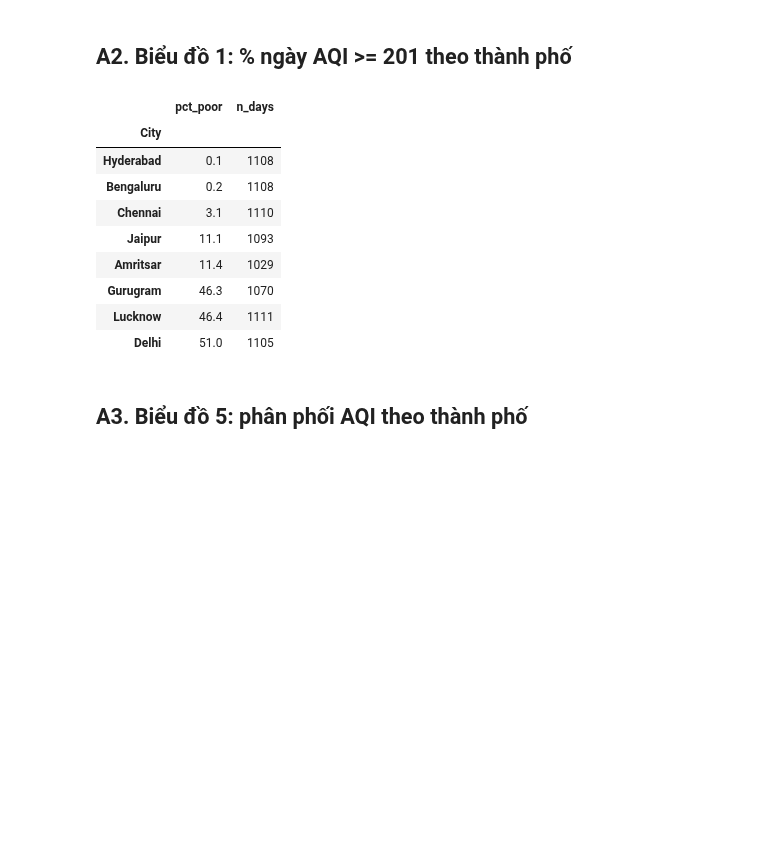
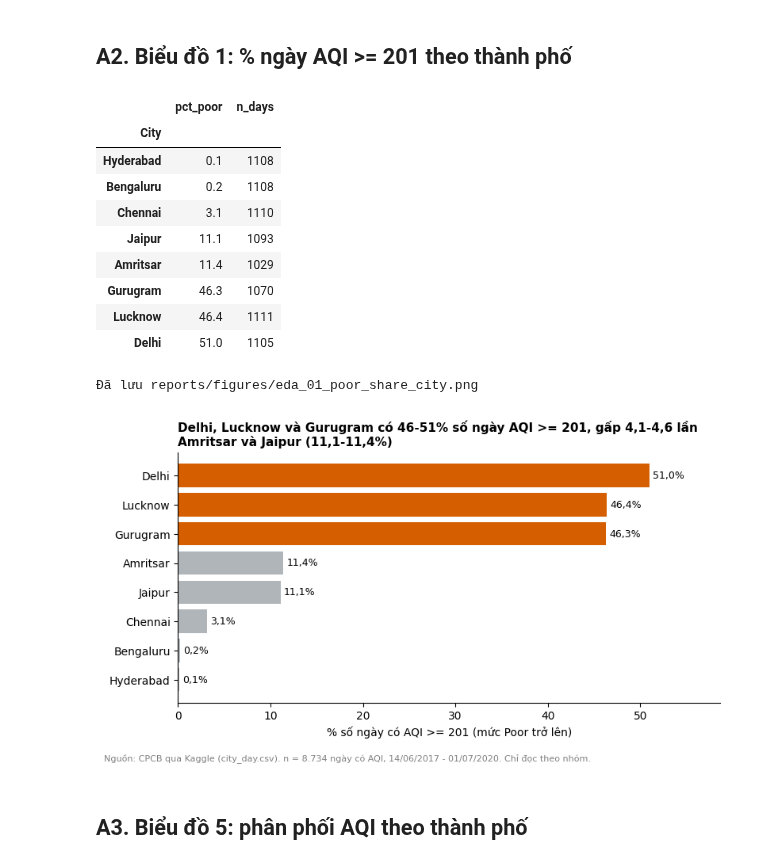
Before and after one commit to MTuan1510/Air-Project, a Jupyter notebook: notebooks/08a_eda_o_dau.ipynb, the cells around one changed output. Saved outputs shown, nothing was run; the diff lists cells and outputs as text; code cells hidden in the pictures; blank space fills up the shorter version.

```diff
--- a/notebooks/08a_eda_o_dau.ipynb
+++ b/notebooks/08a_eda_o_dau.ipynb
@@ -70,20 +86,39 @@ stats_city
 ## A2. Biểu đồ 1: % ngày AQI >= 201 theo thành phố
 # %%
 share_city = poor_share(win, "City").sort_values("pct_poor")     # tăng dần để cột lớn nằm trên cùng
-share_city
-# TODO (người A): vẽ cột ngang theo khuôn của biểu đồ mẫu (xem 08_eda.ipynb), tiêu đề nêu kết luận có số,
-# nhấn thành phố cao nhất, lưu bằng save_fig(fig, "01_poor_share_city")
+display(share_city)
+
+# Nhấn NHÓM 3 thành phố cao nhất bằng MỘT màu (vì Lucknow và Gurugram đổi thứ hạng khi bỏ 10% dòng, xem 08_eda.ipynb)
+top3 = list(share_city.index[-3:])
+hi = share_city.pct_poor.loc[top3]
+lo = share_city.pct_poor.loc[["Amritsar", "Jaipur"]]
+
+fig, ax = plt.subplots(figsize=(8, 4.5))
+bars = ax.barh(share_city.index.astype(str), share_city.pct_poor.values,
+               color=[ACCENT if c in top3 else NEUTRAL for c in share_city.index])
+ax.bar_label(bars, labels=[vn(v, 1) + "%" for v in share_city.pct_poor.values], padding=3, fontsize=9)
+ax.set_xlim(0, share_city.pct_poor.max() * 1.15)
+ax.set_xlabel("% số ngày có AQI >= 201 (mức Poor trở lên)"); ax.set_ylabel("")
+finish_chart(fig, ax,
+             f"Delhi, Lucknow và Gurugram có {vn(hi.min())}-{vn(hi.max())}% số ngày AQI >= 201, "
+             f"gấp {vn(hi.min() / lo.max(), 1)}-{vn(hi.max() / lo.min(), 1)} lần Amritsar và Jaipur "
+             f"({vn(lo.min(), 1)}-{vn(lo.max(), 1)}%)", win,
+             note="Chỉ đọc theo nhóm.")
+save_fig(fig, "01_poor_share_city")
+plt.show()
 # %% [output]
 |  | pct_poor | n_days |
 | City |  |  |
 | Hyderabad | 0.1 | 1108 |
 | Bengaluru | 0.2 | 1108 |
 | Chennai | 3.1 | 1110 |
 | Jaipur | 11.1 | 1093 |
 | Amritsar | 11.4 | 1029 |
 | Gurugram | 46.3 | 1070 |
 | Lucknow | 46.4 | 1111 |
 | Delhi | 51.0 | 1105 |
+Đã lưu reports/figures/eda_01_poor_share_city.png
+[figure, added]
 # %% [markdown]
 ## A3. Biểu đồ 5: phân phối AQI theo thành phố
 # %%
```
Also changed, not shown: parts of 3 cells of this notebook, 1 other file.
